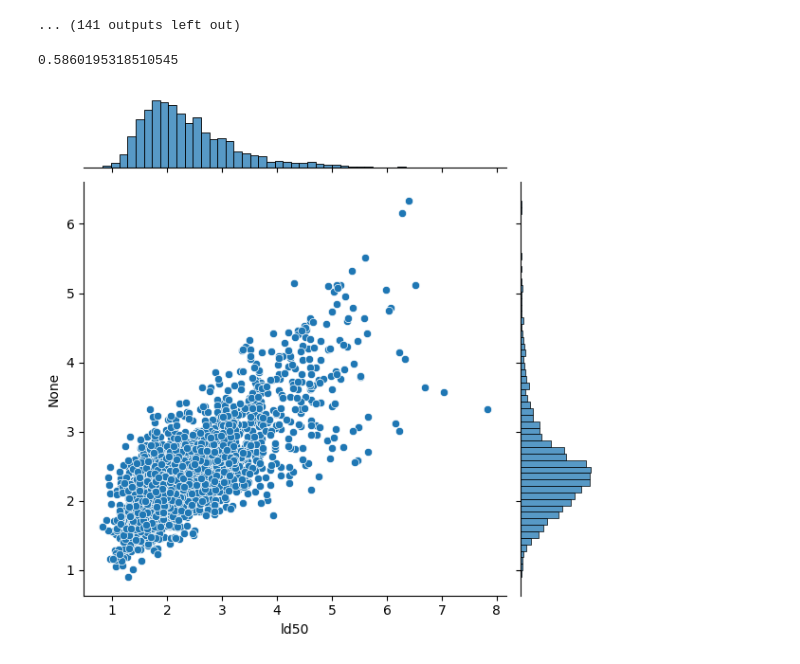
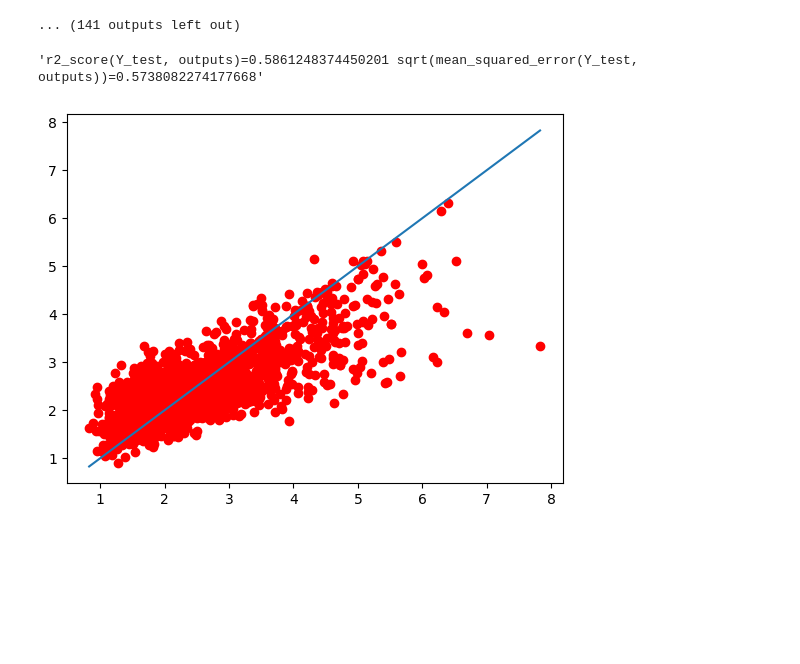
Before and after one commit to LeonardoNNanci/molformer-fine-tune, a Jupyter notebook: notebooks/UFF/tree_regression.ipynb, the cells around one changed output. Cells and saved outputs as stored; diff of their text form; code cells hidden in the pictures; blank space fills up the shorter version.

```diff
--- a/notebooks/UFF/tree_regression.ipynb
+++ b/notebooks/UFF/tree_regression.ipynb
@@ -118,17 +118,27 @@ study.optimize(objective, n_trials=100)
 [I 2024-06-17 17:19:59,681] Trial 4 finished with value: 0.6013616156662487 and parameters: {'max_depth': 2, 'learning_rate': 0.0847557440479966, 'early_stop': 96}. Best is trial 2 with value: 0.57811 ...
 [0]     test-rmse:0.88833
 ... (141 outputs left out)
-# %%
-bst = best_model
-y = bst.predict(dtest)
-sns.jointplot(x=Y_test["ld50"], y=y)
-
-from sklearn.metrics import r2_score
-
-r2_score(Y_test, y)
-# %% [output]
-0.5860195318510545
-[figure, removed]
+# %%
+# bst = best_model
+
+bst = xgb.XGBRegressor()
+bst.load_model('xgboost_model_2024-06-17T18:41:09.854815.json')
+
+outputs = bst.predict(X_test.values)
+
+import matplotlib.pyplot as plt
+
+max_val = max(Y_test.values.max(), outputs.max())
+min_val = min(Y_test.values.min(), outputs.min())
+plt.plot([[min_val], [max_val]], [[min_val], [max_val]])
+plt.scatter(Y_test, outputs, color='r')
+
+from sklearn.metrics import r2_score, mean_squared_error
+
+f"{r2_score(Y_test, outputs)=} {sqrt(mean_squared_error(Y_test, outputs))=}"
+# %% [output]
+'r2_score(Y_test, outputs)=0.5861248374450201 sqrt(mean_squared_error(Y_test, outputs))=0.5738082274177668'
+[figure, added]
 # %%
 from datetime import datetime
 bst.save_model(f"xgboost_model_{datetime.now().isoformat()}.json")
```
Also changed, not shown: 1 other file.
